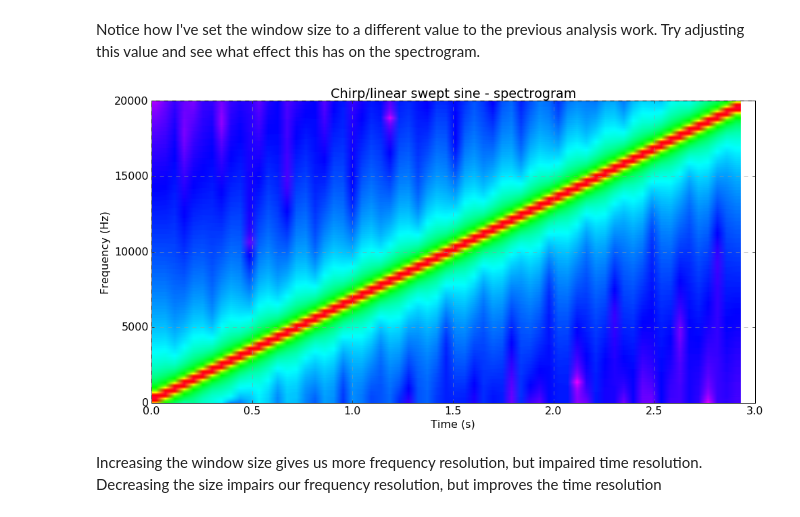
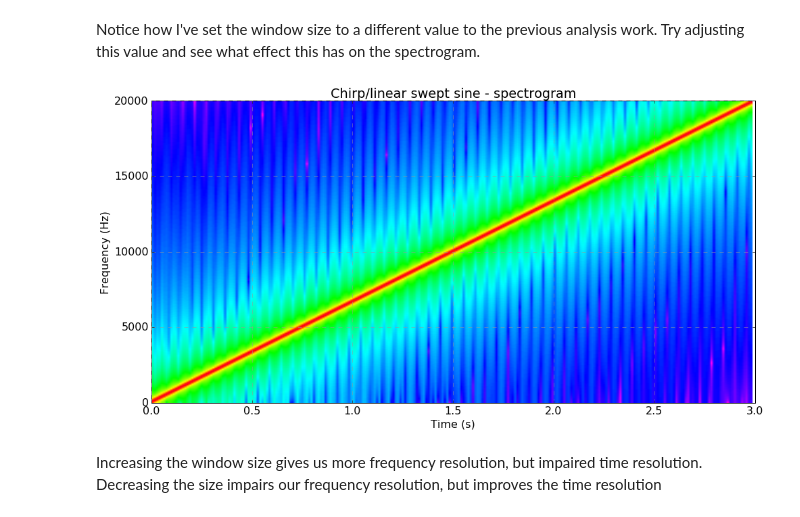
Before and after one commit to cmydlarz/CUSP_GX9004.005_CM, a Jupyter notebook: python_audio_part_three.ipynb, the cells around one changed output. Drawn from its saved outputs; the diff is of its cells as text; code cells hidden in the pictures.

```diff
--- a/python_audio_part_three.ipynb
+++ b/python_audio_part_three.ipynb
@@ -91,7 +91,9 @@ dur = 3
 
 chir_samp_len = fs * dur
 
-chirp_win_size = 4096
+chirp_win_size = 1024
+
+stft_win = mlab.window_hanning
 
 T_chirp = np.linspace(0, dur, chir_samp_len)
 
@@ -101,16 +103,16 @@ Matplotlib has a built in spectrogram plotting function that handles the details
 # %% [markdown]
 Notice how I've set the window size to a different value to the previous analysis work. Try adjusting this value and see what effect this has on the spectrogram.
 # %%
-plt.specgram(chirp_samps, NFFT = chirp_win_size, noverlap = chirp_win_size/2, Fs = fs, mode = 'magnitude', scale = 'dB');
+plt.specgram(chirp_samps, NFFT = chirp_win_size, noverlap = chirp_win_size/2, Fs = fs, mode = 'magnitude', scale = 'dB', window = stft_win);
 plt.ylim([0, 20000])
 plt.xlim([0, np.max(T_chirp)])
 plt.set_cmap('gist_rainbow_r')
 plt.title('Chirp/linear swept sine - spectrogram')
 plt.xlabel('Time (s)')
 plt.ylabel('Frequency (Hz)')
 plt.grid(b=True, which='both', color='0.6',linestyle='--')
 # %% [output]
-[figure, old version]
+[figure, new version]
 # %% [markdown]
 Increasing the window size gives us more frequency resolution, but impaired time resolution. Decreasing the size impairs our frequency resolution, but improves the time resolution
 # %% [markdown]
```
Also changed, not shown: 3 other files.
